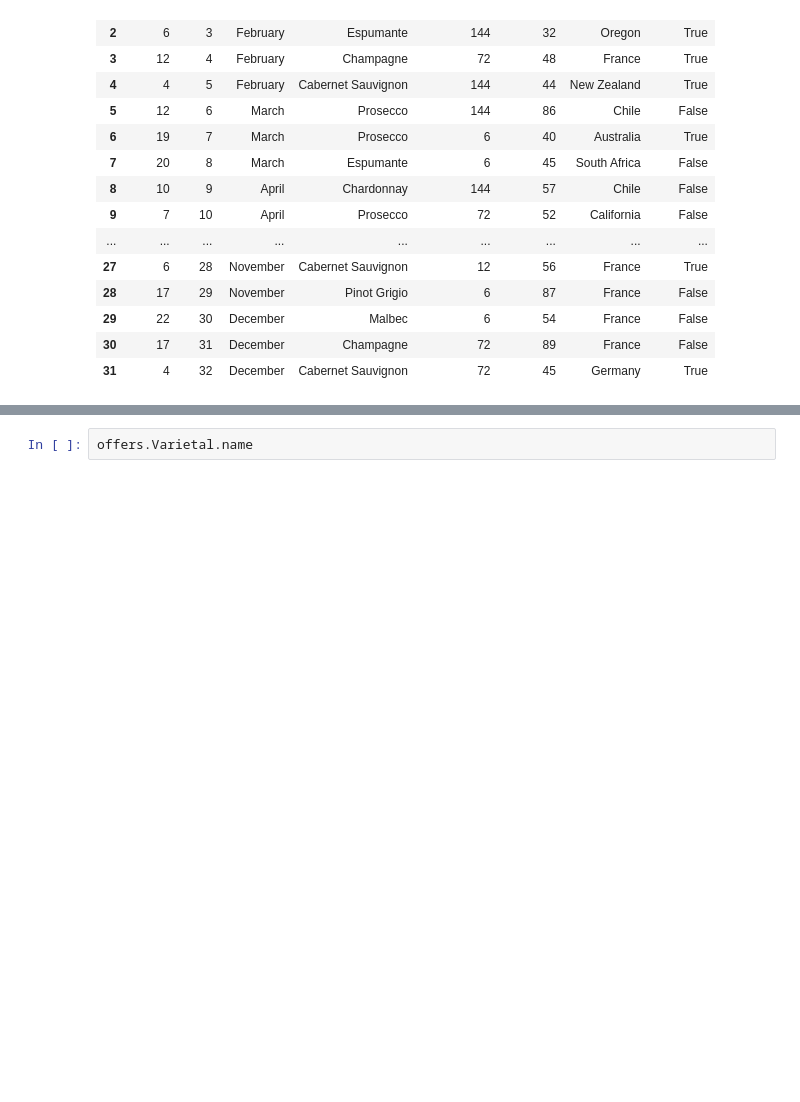
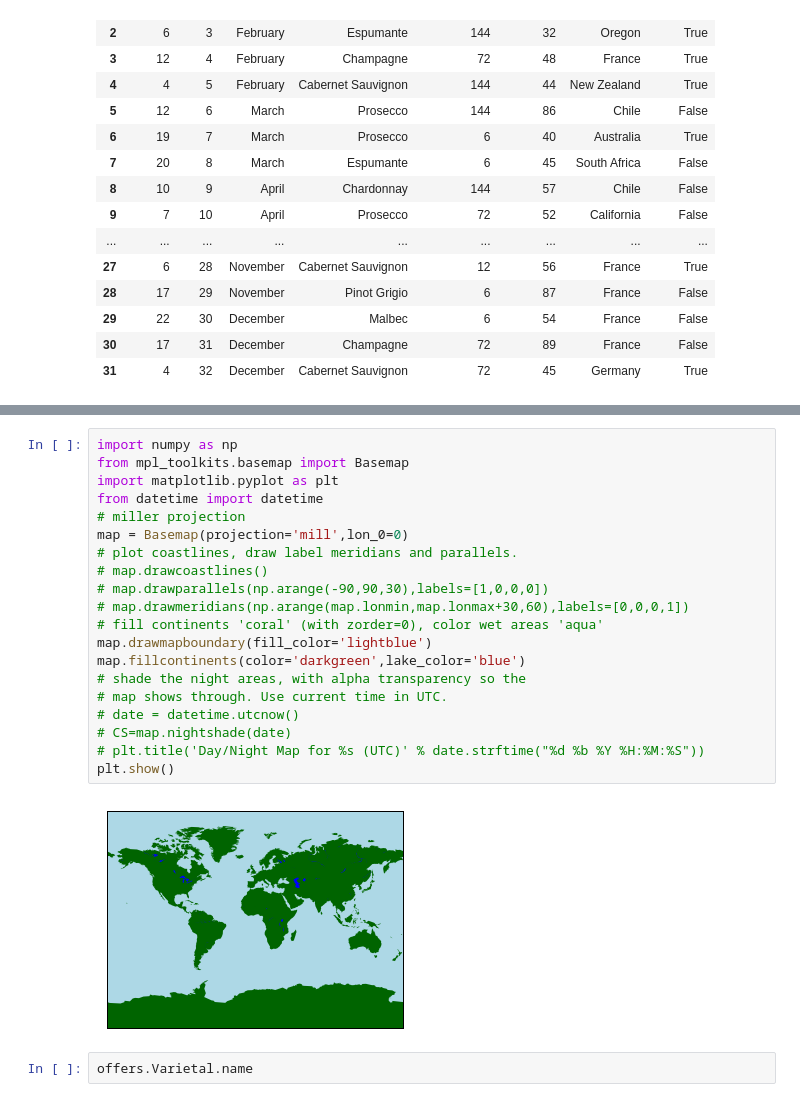
Before and after one commit to diverdano/ml-projects, a Jupyter notebook: ml_plot.ipynb, the cells around one changed output, grey strips where cells are left out. Cells and saved outputs as stored; diff of their text form; blank space fills up the shorter version.

```diff
--- a/ml_plot.ipynb
+++ b/ml_plot.ipynb
@@ -77,3 +83,25 @@ No handles with labels found to put in legend.
+# %%
+import numpy as np
+from mpl_toolkits.basemap import Basemap
+import matplotlib.pyplot as plt
+from datetime import datetime
+# miller projection
+map = Basemap(projection='mill',lon_0=0)
+# plot coastlines, draw label meridians and parallels.
+# map.drawcoastlines()
+# map.drawparallels(np.arange(-90,90,30),labels=[1,0,0,0])
+# map.drawmeridians(np.arange(map.lonmin,map.lonmax+30,60),labels=[0,0,0,1])
+# fill continents 'coral' (with zorder=0), color wet areas 'aqua'
+map.drawmapboundary(fill_color='lightblue')
+map.fillcontinents(color='darkgreen',lake_color='blue')
+# shade the night areas, with alpha transparency so the
+# map shows through. Use current time in UTC.
+# date = datetime.utcnow()
+# CS=map.nightshade(date)
+# plt.title('Day/Night Map for %s (UTC)' % date.strftime("%d %b %Y %H:%M:%S"))
+plt.show()
+# %% [output]
+[figure, added]
 # %%
 offers.Varietal.name
 # %% [output]
```
Also changed, not shown: parts of 1 cell of this notebook.
